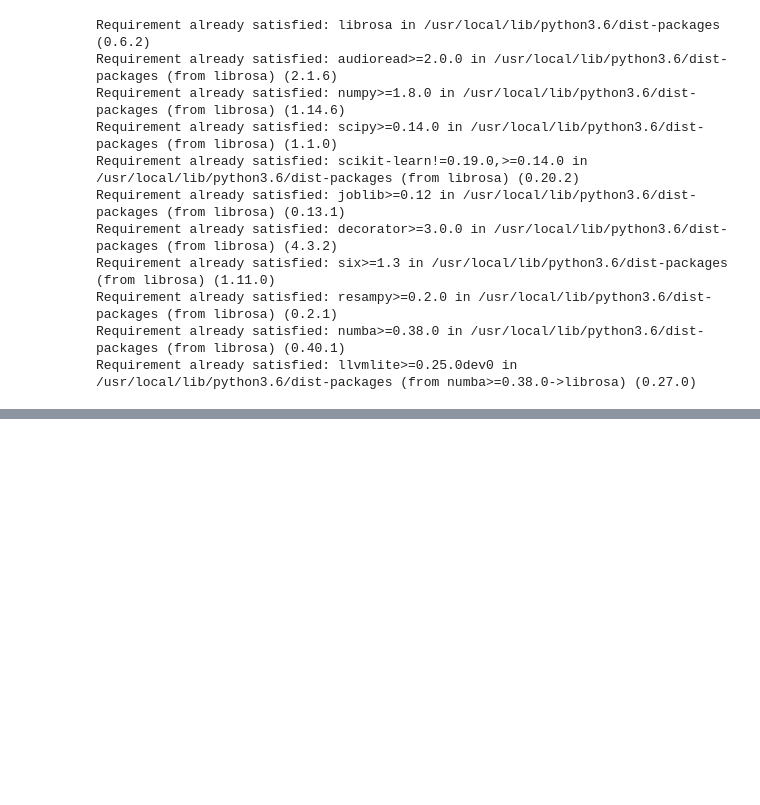
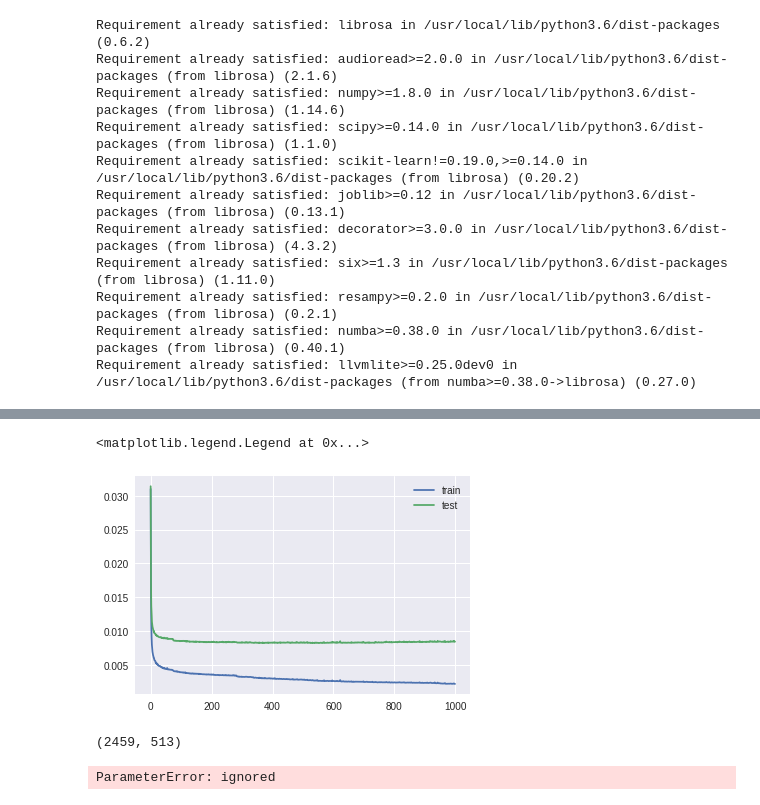
Before and after one commit to bhushanmalgaonkar/speech-denoising, a Jupyter notebook: speech-denoising.ipynb, the cells around one changed output, grey strips where cells are left out. Saved outputs shown, nothing was run; the diff lists cells and outputs as text; code cells hidden in the pictures; blank space fills up the shorter version.

```diff
--- a/speech-denoising.ipynb
+++ b/speech-denoising.ipynb
@@ -27,6 +27,6 @@ Requirement already satisfied: llvmlite>=0.25.0dev0 in /usr/local/lib/python3.6/
 import librosa
 # %%
 s, sr=librosa.load(base_path + 'train_clean_male.wav', sr=None)
-S=librosa.stft(s, n_fft=1024, hop_length=512)
+train_clean=librosa.stft(s, n_fft=1024, hop_length=512).T
 sn, sr=librosa.load(base_path + 'train_dirty_male.wav', sr=None)
-X=librosa.stft(sn, n_fft=1024, hop_length=512)
+train_dirty=librosa.stft(sn, n_fft=1024, hop_length=512).T
@@ -36,0 +45,3 @@ X.shape
+# %%
+train_clean_val = np.abs(train_clean)
+train_dirty_val = np.abs(train_dirty)
@@ -36,0 +54,2 @@ X.shape
+# %%
+X_train, X_test, y_train, y_test = train_test_split(train_dirty_val, train_clean_val, test_size=0.2)
@@ -36,0 +116,31 @@ X.shape
+# %%
+batch_size = 1000
+total_samples = X_train.shape[0]
+
+train_acc, test_acc = [], []
+train_loss, test_loss = [], []
+
+sess = tf.Session()
+
+sess.run(init)
+for epoch in range(1, 10001):
+  for itr in range(total_samples//batch_size + 1):
+    start_idx = itr * batch_size
+    end_idx = min((itr + 1) * batch_size, total_samples)
+    batch_x, batch_y = X_train[start_idx:end_idx, :], y_train[start_idx:end_idx, :]
+    sess.run(train, feed_dict={X: batch_x, y: batch_y})
+
+  if epoch % 10 == 0:
+    trls, trac = sess.run([loss, accuracy], feed_dict={X: batch_x, y: batch_y})
+    tsls, tsac = sess.run([loss, accuracy], feed_dict={X: X_test, y: y_test})
+#     plot_weight_distribution(weights)
+
+    train_acc.append(trac)
+    test_acc.append(tsac)
+    train_loss.append(trls)
+    test_loss.append(tsls)
+
+    if epoch % 1000 == 0:
+      print(f'Epoch:{epoch}')
+      print(f'Train set:\tLoss:{trls:.4f},\tAccuracy:{trac:.4f}')
+      print(f'Test set:\tLoss:{tsls:.4f},\tAccuracy:{tsac:.4f}\n')
@@ -36,0 +165,7 @@ X.shape
+# %%
+plt.plot(train_loss)
+plt.plot(test_loss)
+plt.legend(['train', 'test'])
+# %% [output]
+<matplotlib.legend.Legend at 0x...>
+[figure, added]
@@ -36,0 +174,12 @@ X.shape
+# %%
+clean_Sv.shape
+# %% [output]
+(2459, 513)
+# %%
+s, sr = librosa.load(base_path + 'test_x_01.wav', sr=None)
+test1_dirty = librosa.stft(s, n_fft=1024, hop_length=512).T
+test1_dirty_val = np.abs(test1_clean)
+test1_clean_val = sess.run(output, feed_dict={X: test1_dirty_val})
+save_audio(test1_clean.T, test1_clean_val.T, test1_clean_val.T, base_path+'output.wav')
+# %% [output]
+ParameterError: ignored
```
Also changed, not shown: parts of 12 cells of this notebook.
